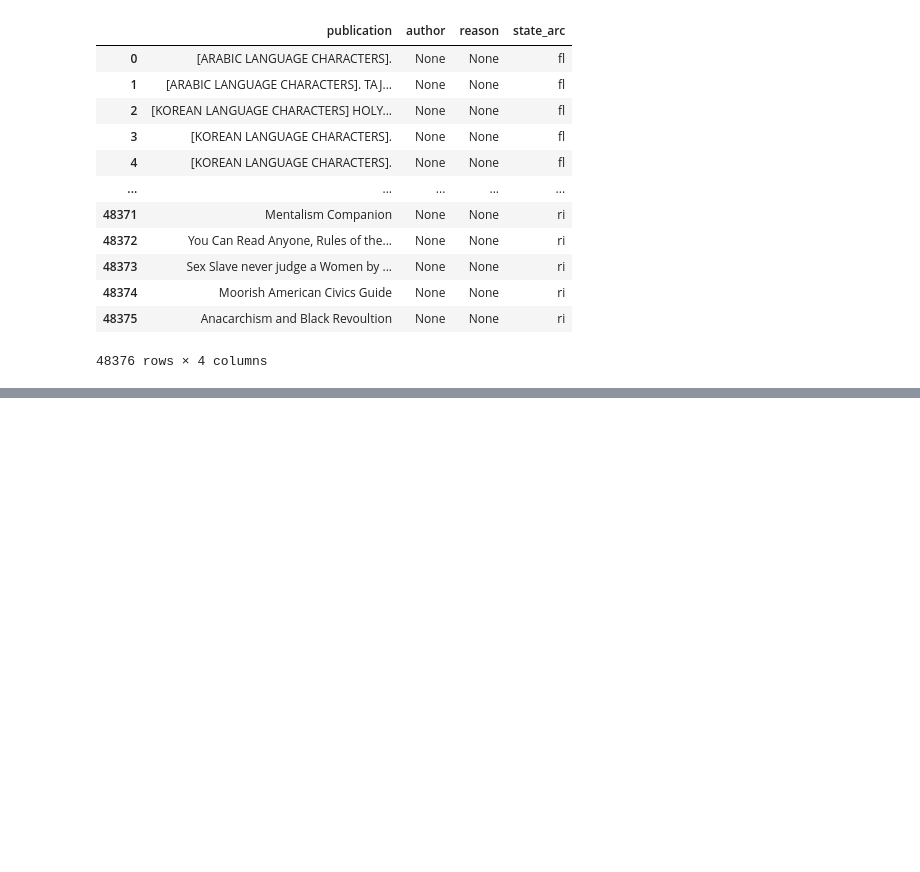
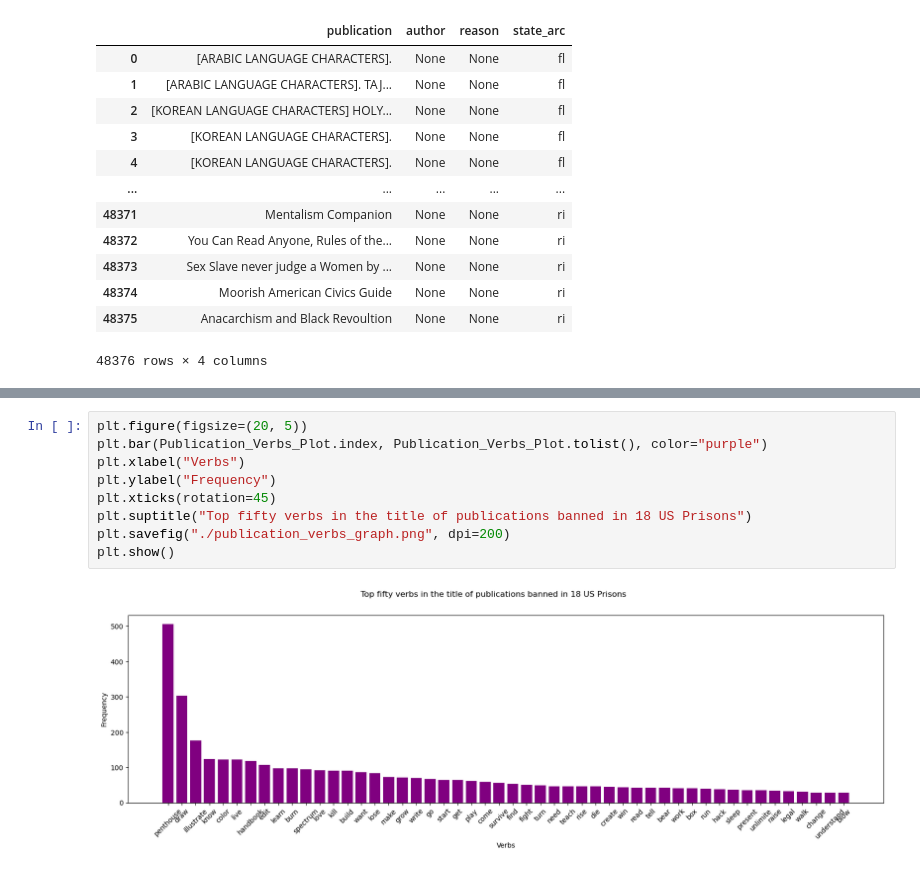
Before and after one commit to VivRibbon/Analyze-Banned-Books, a Jupyter notebook: Campbell_Final-Project.ipynb, the cells around one changed output, grey strips where cells are left out. Saved outputs shown, nothing was run; the diff lists cells and outputs as text; blank space fills up the shorter version.

```diff
--- a/Campbell_Final-Project.ipynb
+++ b/Campbell_Final-Project.ipynb
@@ -168,0 +405,11 @@ states
+# %%
+plt.figure(figsize=(20, 5))
+plt.bar(Publication_Verbs_Plot.index, Publication_Verbs_Plot.tolist(), color="purple")
+plt.xlabel("Verbs")
+plt.ylabel("Frequency")
+plt.xticks(rotation=45)
+plt.suptitle("Top fifty verbs in the title of publications banned in 18 US Prisons")
+plt.savefig("./publication_verbs_graph.png", dpi=200)
+plt.show()
+# %% [output]
+[figure, added]
```
Also changed, not shown: parts of 26 cells of this notebook.
